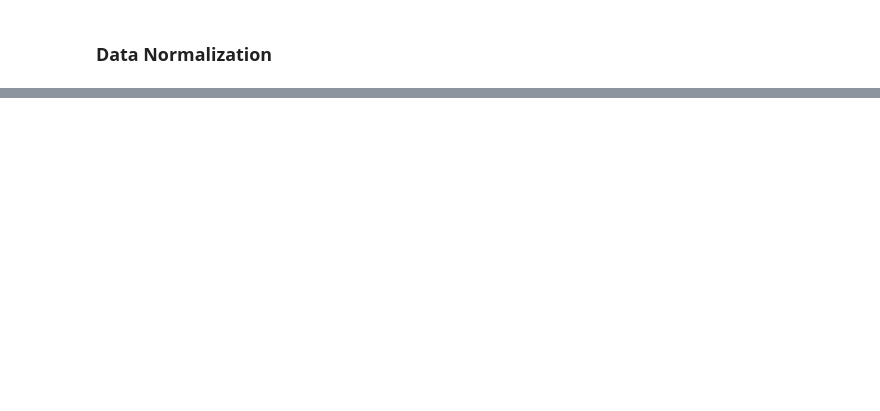
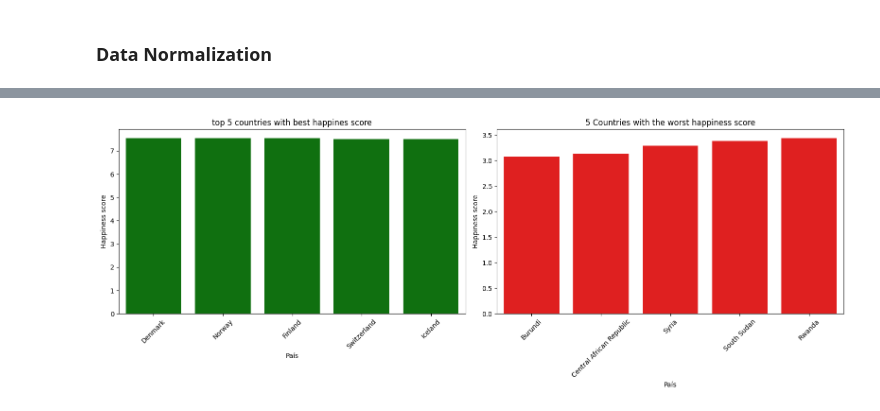
Before and after one commit to KevinMG1601/workshop_3, a Jupyter notebook: notebooks/01_eda.ipynb, the cells around one changed output, grey strips where cells are left out. Saved outputs shown, nothing was run; the diff lists cells and outputs as text; code cells hidden in the pictures; blank space fills up the shorter version.

```diff
--- a/notebooks/01_eda.ipynb
+++ b/notebooks/01_eda.ipynb
@@ -74,0 +476,24 @@ columns_df.head(13)
+# %%
+best = merged_df.groupby("country")["happiness_score"].mean().sort_values(ascending=False).head(5)
+worst = merged_df.groupby("country")["happiness_score"].mean().sort_values(ascending=True).head(5)
+
+plt.figure(figsize=(16, 6))
+
+plt.subplot(1, 2, 1)
+sns.barplot(x=best.index, y=best.values, color="green")
+plt.title("top 5 countries with best happines score")
+plt.xticks(rotation=45)
+plt.ylabel("Happiness score")
+plt.xlabel("País")
+
+plt.subplot(1, 2, 2)
+sns.barplot(x=worst.index, y=worst.values, color="red")
+plt.title("5 Countries with the worst happiness score")
+plt.xticks(rotation=45)
+plt.ylabel("Happiness score")
+plt.xlabel("País")
+
+plt.tight_layout()
+plt.show()
+# %% [output]
+[figure, added]
```
Also changed, not shown: parts of 37 cells of this notebook, 16 other files.
